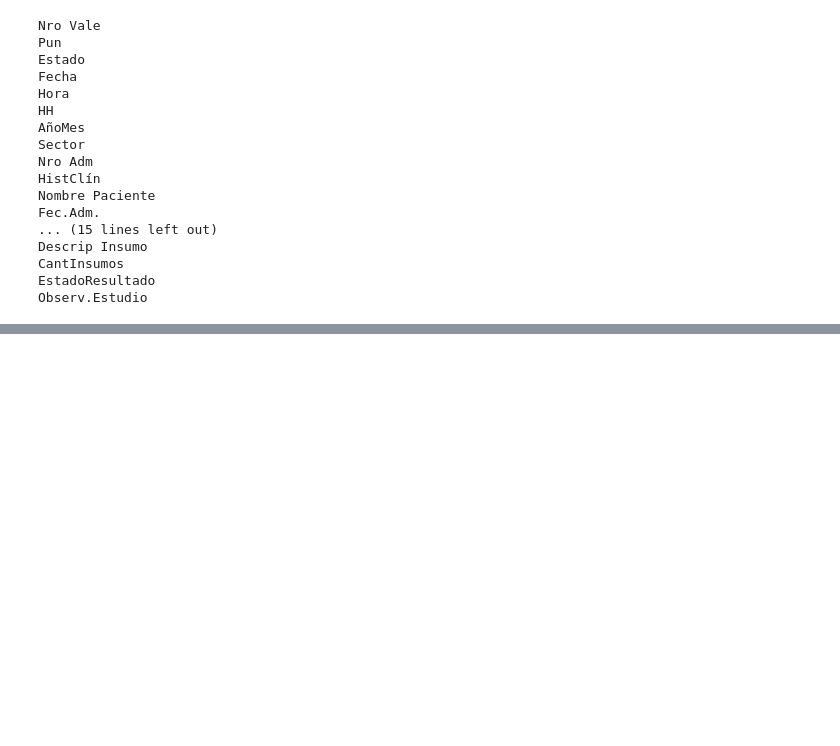
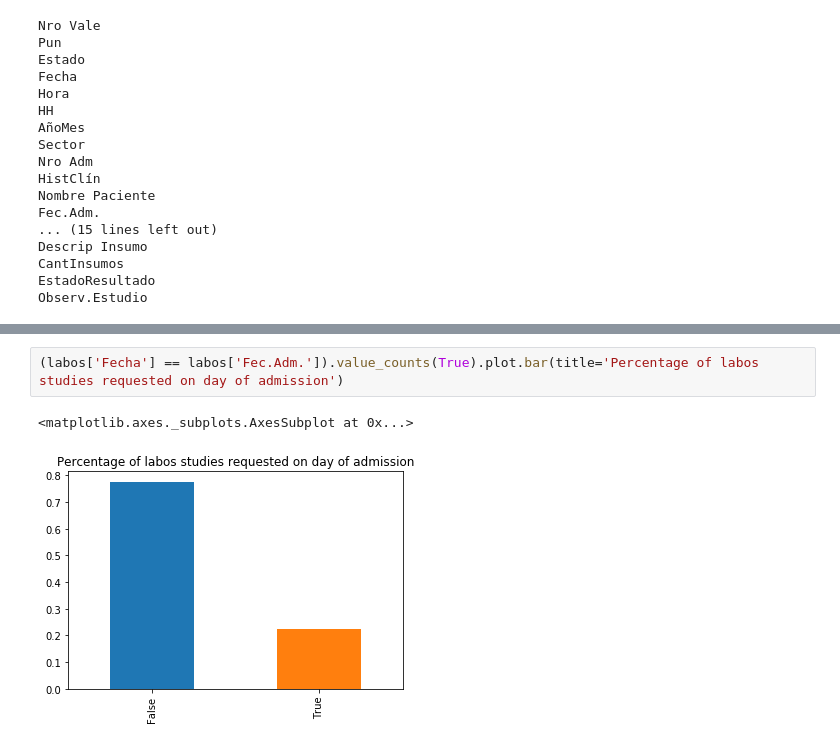
Before and after one commit to josedallavia/A-Machine-Learning-Approach-for-Optimization-of-Hospital-Bed-Utilization, a Jupyter notebook: Exploratory.ipynb, the cells around one changed output, grey strips where cells are left out. Cells and saved outputs as stored; diff of their text form; blank space fills up the shorter version.

```diff
--- a/Exploratory.ipynb
+++ b/Exploratory.ipynb
@@ -813,0 +822,5 @@ Observ.Estudio
+# %%
+(labos['Fecha'] == labos['Fec.Adm.']).value_counts(True).plot.bar(title='Percentage of labos studies requested on day of admission')
+# %% [output]
+<matplotlib.axes._subplots.AxesSubplot at 0x...>
+[figure, added]
```
Also changed, not shown: parts of 10 cells of this notebook.
